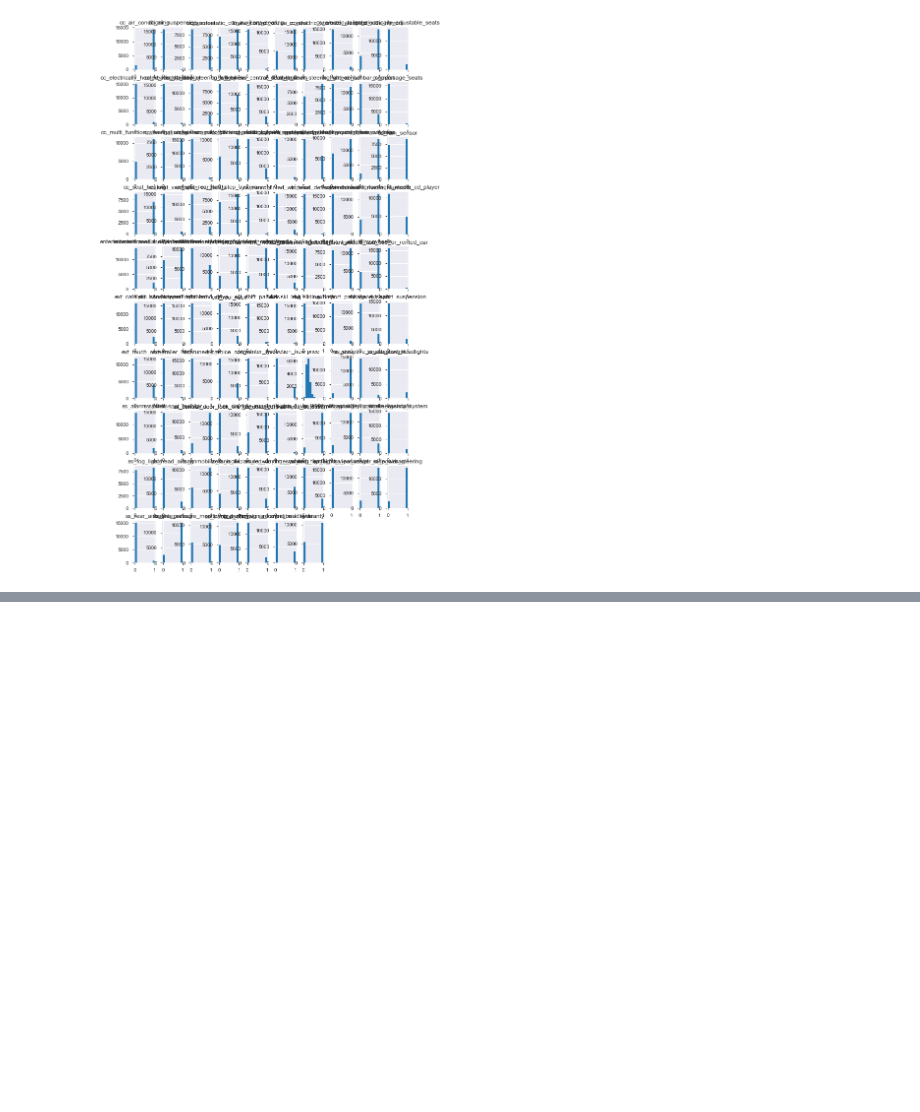
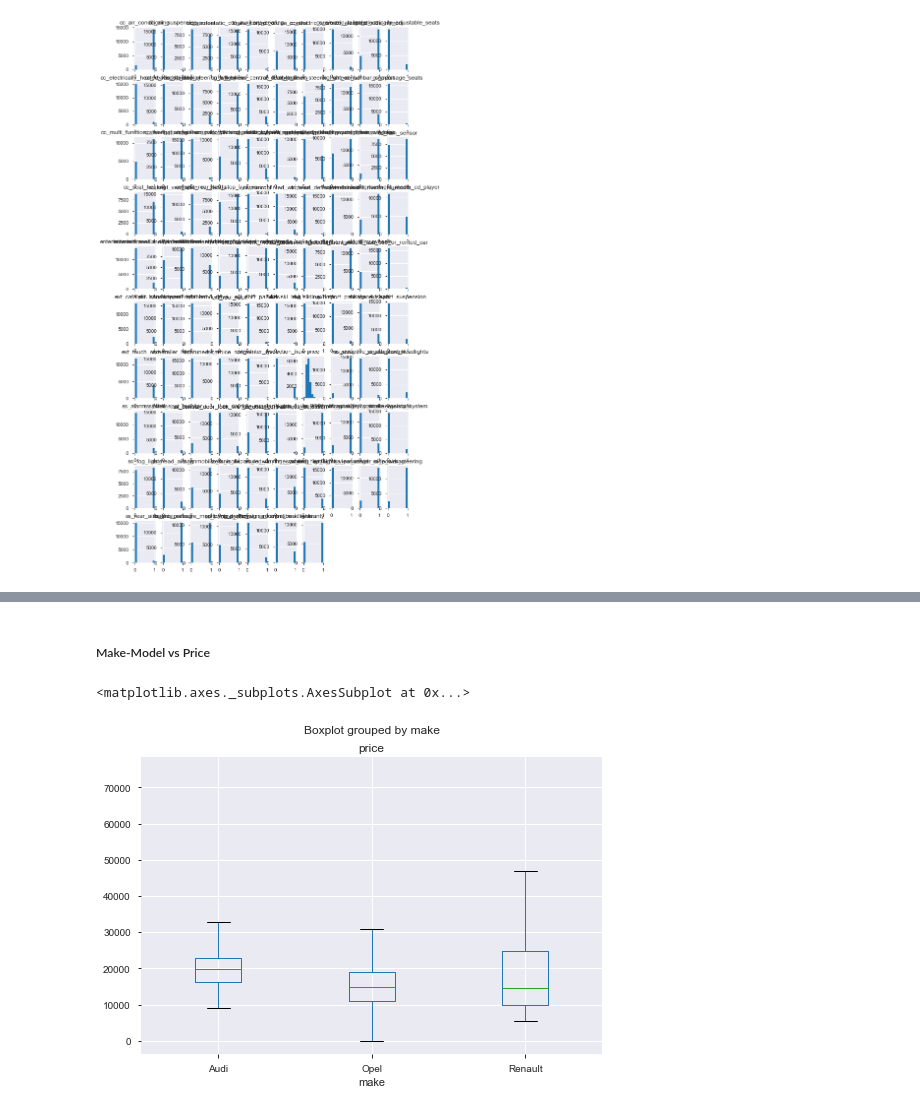
Before and after one commit to kaymal/price-prediction, a Jupyter notebook: trgt/EDA-t.ipynb, the cells around one changed output, grey strips where cells are left out. Cells and saved outputs as stored; diff of their text form; code cells hidden in the pictures; blank space fills up the shorter version.

```diff
--- a/trgt/EDA-t.ipynb
+++ b/trgt/EDA-t.ipynb
@@ -483,0 +511,7 @@ plt.show()
+# %% [markdown]
+##### Make-Model vs Price
+# %%
+df.boxplot(column="price", by='make')
+# %% [output]
+<matplotlib.axes._subplots.AxesSubplot at 0x...>
+[figure, added]
```
Also changed, not shown: parts of 19 cells of this notebook.
